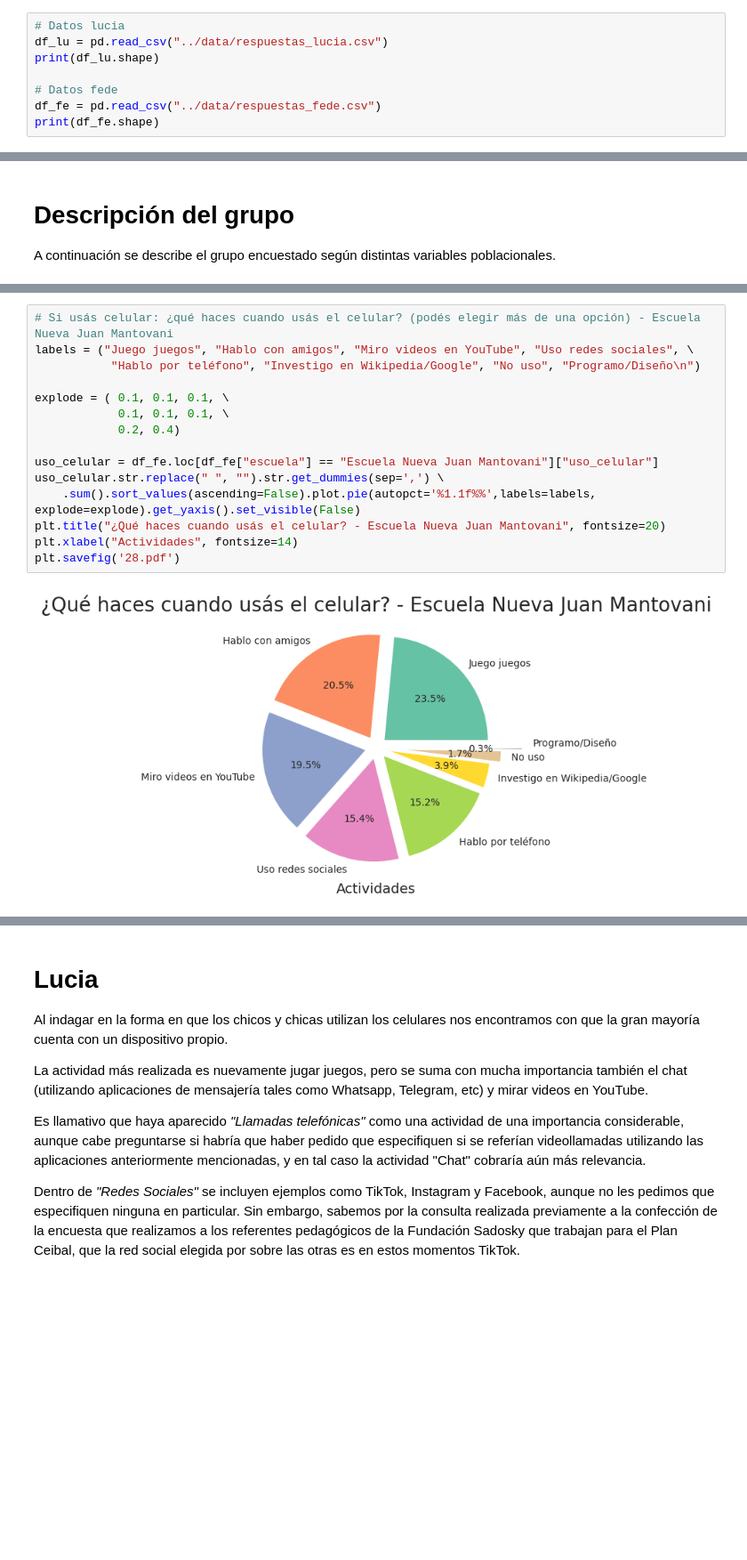
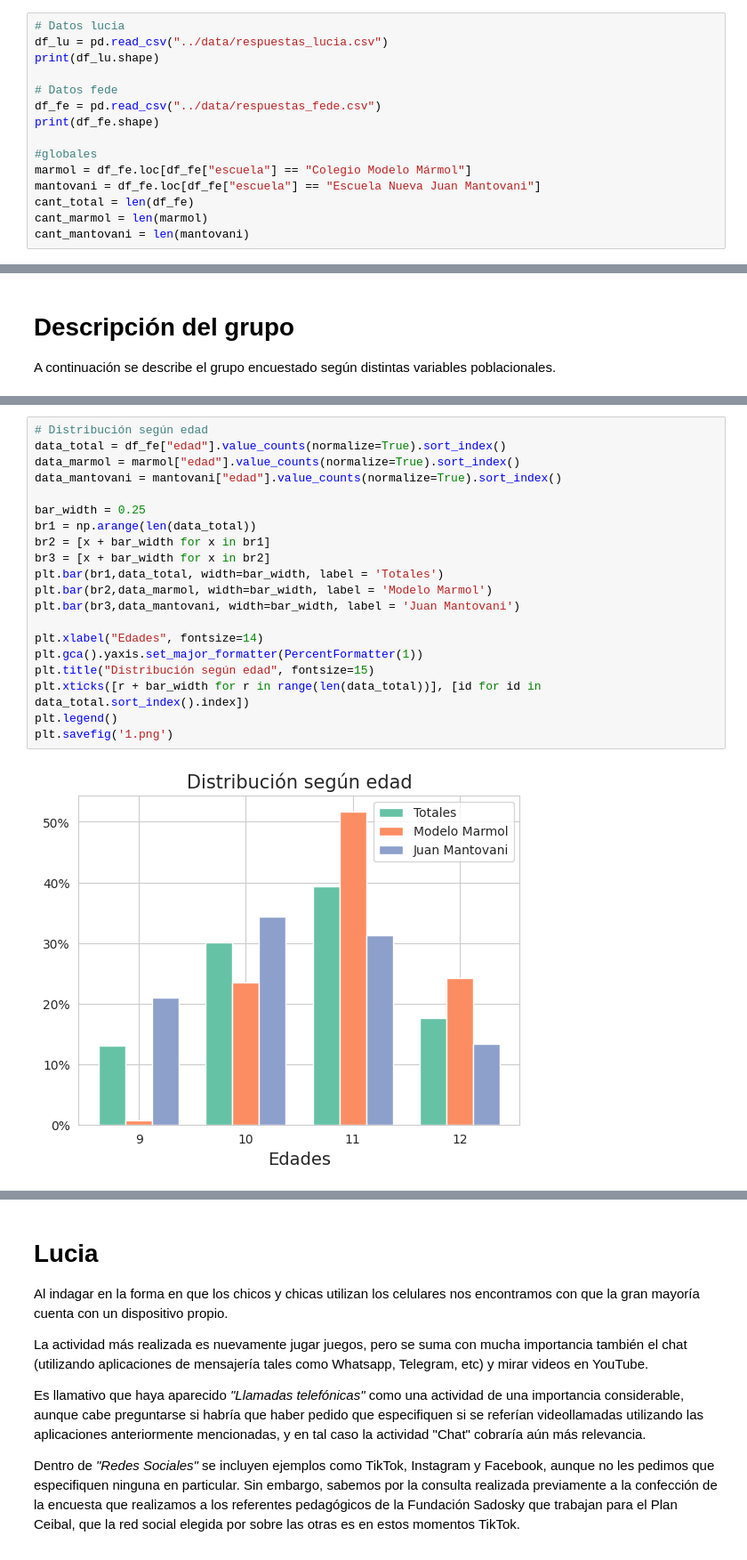
Before and after one commit to fedesassone/tesis, a Jupyter notebook: notebooks/Poblacional.ipynb, the cells around one changed output, grey strips where cells are left out. Shown at 89% size. Saved outputs shown, nothing was run; the diff lists cells and outputs as text; blank space fills up the shorter version.

Commit message:
Cambia gráficos de tortas a barras. Agrupa data

```diff
--- a/notebooks/Poblacional.ipynb
+++ b/notebooks/Poblacional.ipynb
@@ -19,6 +20,13 @@ print(df_lu.shape)
 # Datos fede
 df_fe = pd.read_csv("../data/respuestas_fede.csv")
 print(df_fe.shape)
+
+#globales
+marmol = df_fe.loc[df_fe["escuela"] == "Colegio Modelo Mármol"]
+mantovani = df_fe.loc[df_fe["escuela"] == "Escuela Nueva Juan Mantovani"]
+cant_total = len(df_fe)
+cant_marmol = len(marmol)
+cant_mantovani = len(mantovani)
 # %% [output]
 (144, 17)
 (369, 22)
@@ -454,17 +82,22 @@ plt.savefig('27.pdf')
-# %%
-# Si usás celular: ¿qué haces cuando usás el celular? (podés elegir más de una opción) - Escuela Nueva Juan Mantovani
-labels = ("Juego juegos", "Hablo con amigos", "Miro videos en YouTube", "Uso redes sociales", \
-           "Hablo por teléfono", "Investigo en Wikipedia/Google", "No uso", "Programo/Diseño\n")
-
-explode = ( 0.1, 0.1, 0.1, \
-            0.1, 0.1, 0.1, \
-            0.2, 0.4)
-
-uso_celular = df_fe.loc[df_fe["escuela"] == "Escuela Nueva Juan Mantovani"]["uso_celular"]
-uso_celular.str.replace(" ", "").str.get_dummies(sep=',') \
-    .sum().sort_values(ascending=False).plot.pie(autopct='%1.1f%%',labels=labels, explode=explode).get_yaxis().set_visible(False)
-plt.title("¿Qué haces cuando usás el celular? - Escuela Nueva Juan Mantovani", fontsize=20)
-plt.xlabel("Actividades", fontsize=14)
-plt.savefig('28.pdf')
-# %% [output]
-[figure, removed]
+# %%
+# Distribución según edad
+data_total = df_fe["edad"].value_counts(normalize=True).sort_index()
+data_marmol = marmol["edad"].value_counts(normalize=True).sort_index()
+data_mantovani = mantovani["edad"].value_counts(normalize=True).sort_index()
+
+bar_width = 0.25
+br1 = np.arange(len(data_total))
+br2 = [x + bar_width for x in br1]
+br3 = [x + bar_width for x in br2]
+plt.bar(br1,data_total, width=bar_width, label = 'Totales')
+plt.bar(br2,data_marmol, width=bar_width, label = 'Modelo Marmol')
+plt.bar(br3,data_mantovani, width=bar_width, label = 'Juan Mantovani')
+
+plt.xlabel("Edades", fontsize=14)
+plt.gca().yaxis.set_major_formatter(PercentFormatter(1))
+plt.title("Distribución según edad", fontsize=15)
+plt.xticks([r + bar_width for r in range(len(data_total))], [id for id in data_total.sort_index().index])
+plt.legend()
+plt.savefig('1.png')
+# %% [output]
+[figure, added]
```
Also changed, not shown: parts of 40 cells of this notebook, 36 other files.
